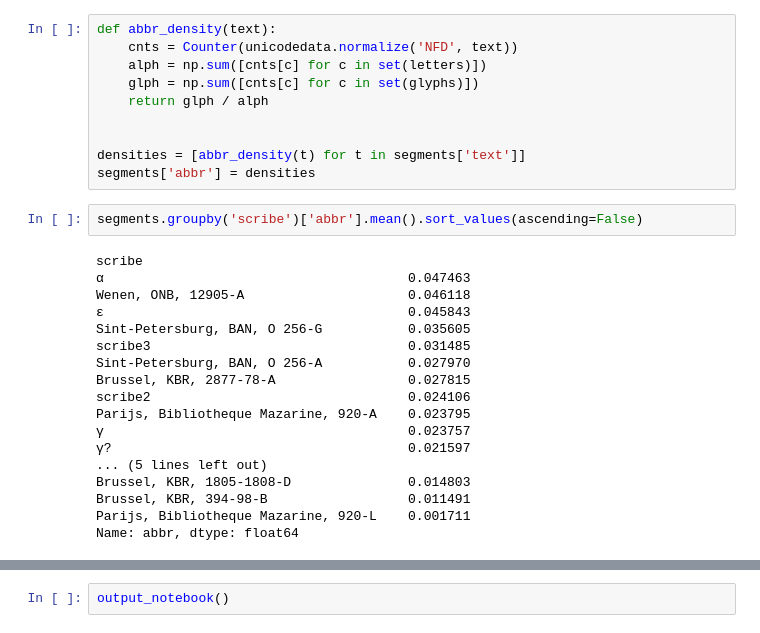
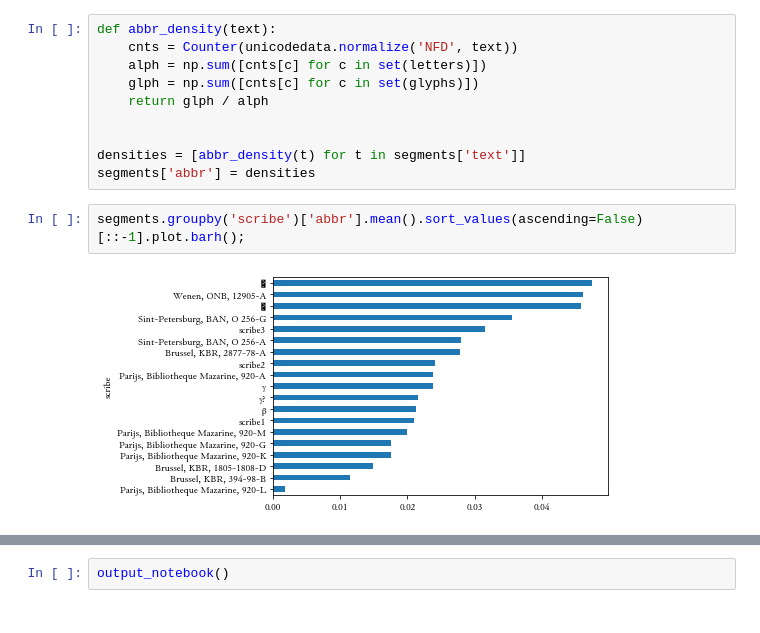
Before and after one commit to WHaverals/silentvoices, a Jupyter notebook: src/speculum-scribe.ipynb, the cells around one changed output, grey strips where cells are left out. Cells and saved outputs as stored; diff of their text form.

```diff
--- a/src/speculum-scribe.ipynb
+++ b/src/speculum-scribe.ipynb
@@ -246,25 +234,9 @@ def abbr_density(text):
 densities = [abbr_density(t) for t in segments['text']]
 segments['abbr'] = densities
 # %%
-segments.groupby('scribe')['abbr'].mean().sort_values(ascending=False)
+segments.groupby('scribe')['abbr'].mean().sort_values(ascending=False)[::-1].plot.barh();
 # %% [output]
-scribe
-α                                       0.047463
-Wenen, ONB, 12905-A                     0.046118
-ε                                       0.045843
-Sint-Petersburg, BAN, O 256-G           0.035605
-scribe3                                 0.031485
-Sint-Petersburg, BAN, O 256-A           0.027970
-Brussel, KBR, 2877-78-A                 0.027815
-scribe2                                 0.024106
-Parijs, Bibliotheque Mazarine, 920-A    0.023795
-γ                                       0.023757
-γ?                                      0.021597
-... (5 lines left out)
-Brussel, KBR, 1805-1808-D               0.014803
-Brussel, KBR, 394-98-B                  0.011491
-Parijs, Bibliotheque Mazarine, 920-L    0.001711
-Name: abbr, dtype: float64
+[figure, added]
 # %%
 segments[segments['scribe'] == 'α'].groupby('signature')['abbr'].mean().sort_values(ascending=False).plot.bar();
 # %% [output]
```
Also changed, not shown: parts of 19 cells of this notebook.
